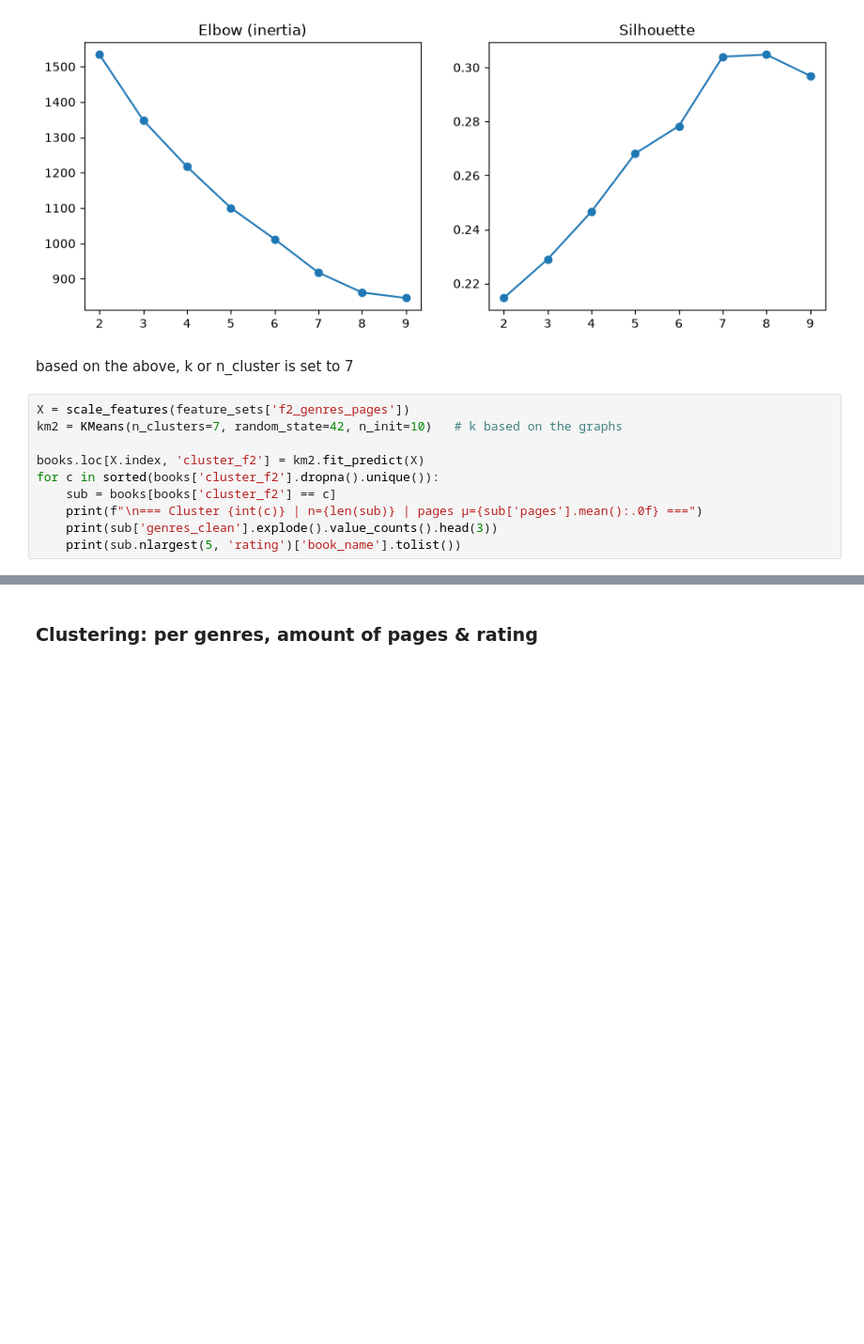
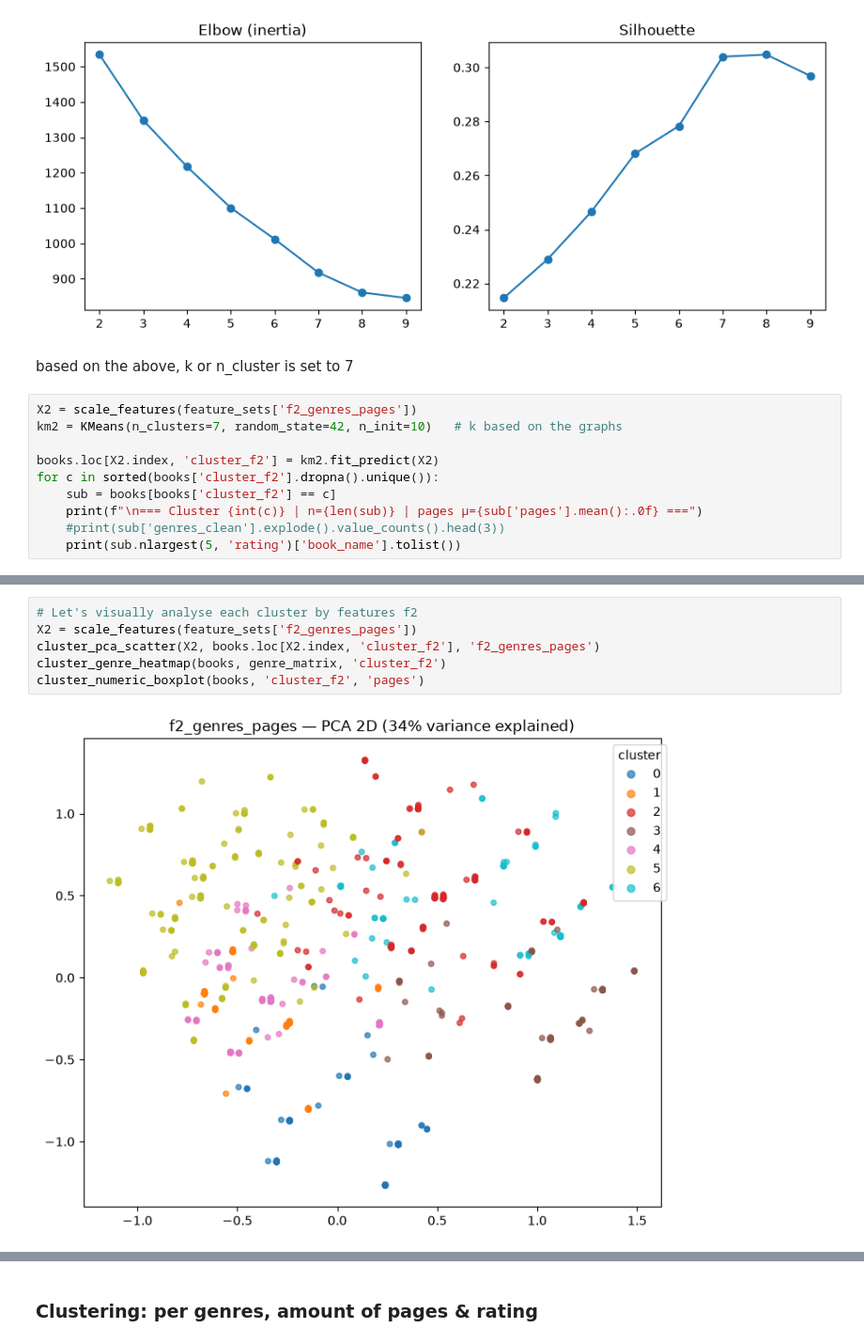
Before and after one commit to cadiyubu/Book_projectW8, a Jupyter notebook: notebooks/EDA_clustering.ipynb, the cells around one changed output, grey strips where cells are left out. Shown at 94% size. Saved outputs shown, nothing was run; the diff lists cells and outputs as text; blank space fills up the shorter version.

```diff
--- a/notebooks/EDA_clustering.ipynb
+++ b/notebooks/EDA_clustering.ipynb
@@ -443,14 +504,14 @@ Largest k with all clusters ≥ floor: 9
 # %% [markdown]
 based on the above, k or n_cluster is set to 7
 # %%
-X = scale_features(feature_sets['f2_genres_pages'])
+X2 = scale_features(feature_sets['f2_genres_pages'])
 km2 = KMeans(n_clusters=7, random_state=42, n_init=10)   # k based on the graphs
 
-books.loc[X.index, 'cluster_f2'] = km2.fit_predict(X)
+books.loc[X2.index, 'cluster_f2'] = km2.fit_predict(X2)
 for c in sorted(books['cluster_f2'].dropna().unique()):
     sub = books[books['cluster_f2'] == c]
     print(f"\n=== Cluster {int(c)} | n={len(sub)} | pages μ={sub['pages'].mean():.0f} ===")
-    print(sub['genres_clean'].explode().value_counts().head(3))
+    #print(sub['genres_clean'].explode().value_counts().head(3))
     print(sub.nlargest(5, 'rating')['book_name'].tolist())
 # %% [output]
 === Cluster 0 | n=90 | pages μ=350 ===
@@ -472,0 +585,8 @@ Name: count, dtype: int64
+# %%
+# Let's visually analyse each cluster by features f2
+X2 = scale_features(feature_sets['f2_genres_pages'])
+cluster_pca_scatter(X2, books.loc[X2.index, 'cluster_f2'], 'f2_genres_pages')
+cluster_genre_heatmap(books, genre_matrix, 'cluster_f2')
+cluster_numeric_boxplot(books, 'cluster_f2', 'pages')
+# %% [output]
+[figure, added]
```
Also changed, not shown: parts of 20 cells of this notebook, 12 other files.
